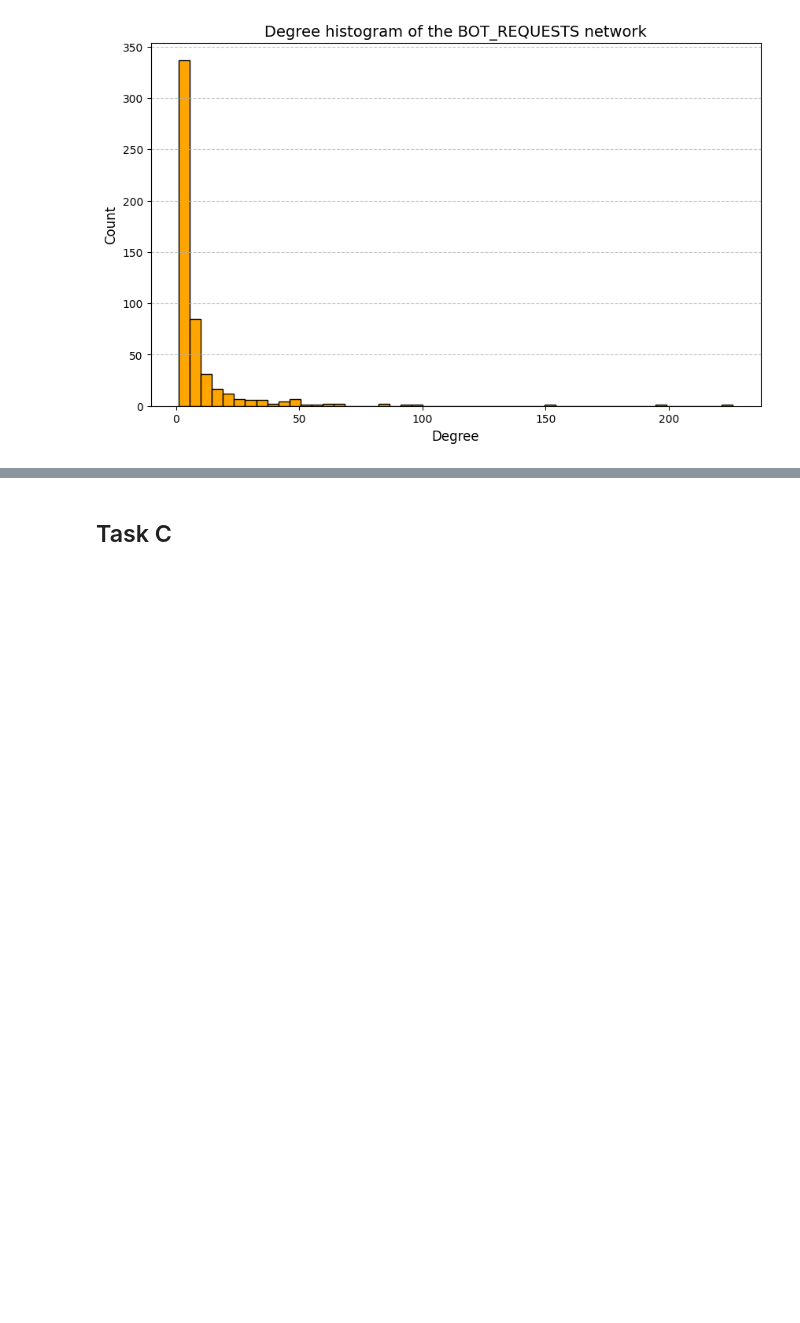
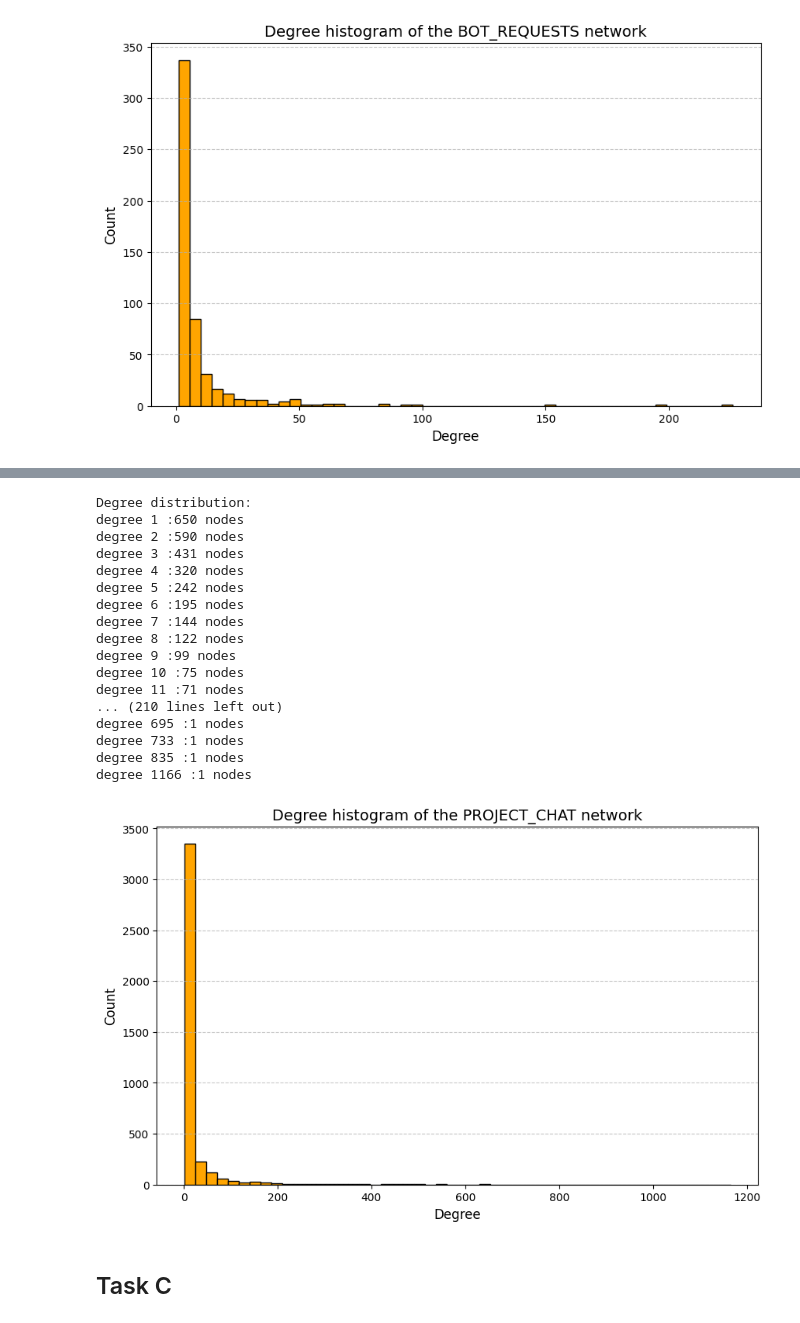
Before and after one commit to wszfln/Network-Data-Analysis-Assessment, a Jupyter notebook: part1.ipynb, the cells around one changed output, grey strips where cells are left out. Cells and saved outputs as stored; diff of their text form; code cells hidden in the pictures; blank space fills up the shorter version.

```diff
--- a/part1.ipynb
+++ b/part1.ipynb
@@ -174,3 +236,40 @@ plt.show()
+# %%
+# Degree distribution
+degree_sequence = [d for n, d in G_projects.degree()]
+degree_counts = np.bincount(degree_sequence)
+degree_values = np.nonzero(degree_counts)[0]
+
+print("Degree distribution:")
+for d, c in zip(degree_values, degree_counts[degree_values]):
+    print(f"degree {d} :{c} nodes")
+
+# Degree distribution chart
+plt.figure(figsize=(10, 6))
+plt.hist(degree_sequence, bins=50, color='orange', edgecolor='black')
+plt.title("Degree histogram of the PROJECT_CHAT network", fontsize=14)
+plt.xlabel("Degree", fontsize=12)
+plt.ylabel("Count", fontsize=12)
+plt.grid(axis='y', linestyle='--', alpha=0.7)
+plt.show()
+# %% [output]
+Degree distribution:
+degree 1 :650 nodes
+degree 2 :590 nodes
+degree 3 :431 nodes
+degree 4 :320 nodes
+degree 5 :242 nodes
+degree 6 :195 nodes
+degree 7 :144 nodes
+degree 8 :122 nodes
+degree 9 :99 nodes
+degree 10 :75 nodes
+degree 11 :71 nodes
+... (210 lines left out)
+degree 695 :1 nodes
+degree 733 :1 nodes
+degree 835 :1 nodes
+degree 1166 :1 nodes
+[figure, added]
 # %% [markdown]
 ## Task C
 # %% [markdown]
```
Also changed, not shown: parts of 6 cells of this notebook.
